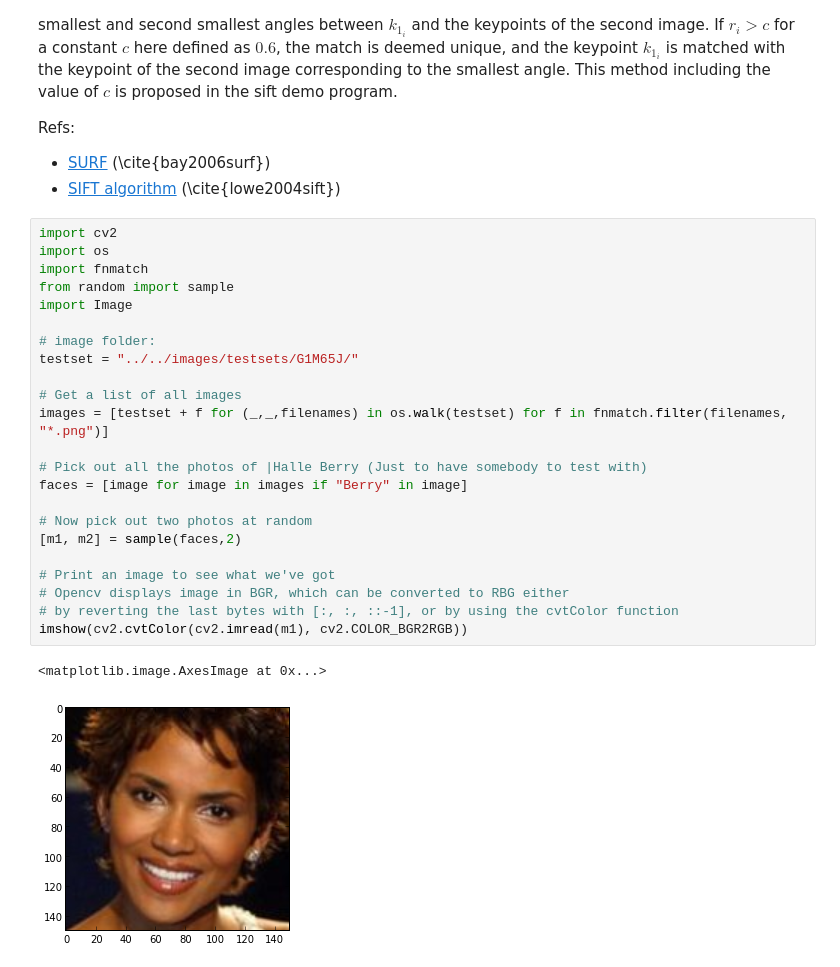
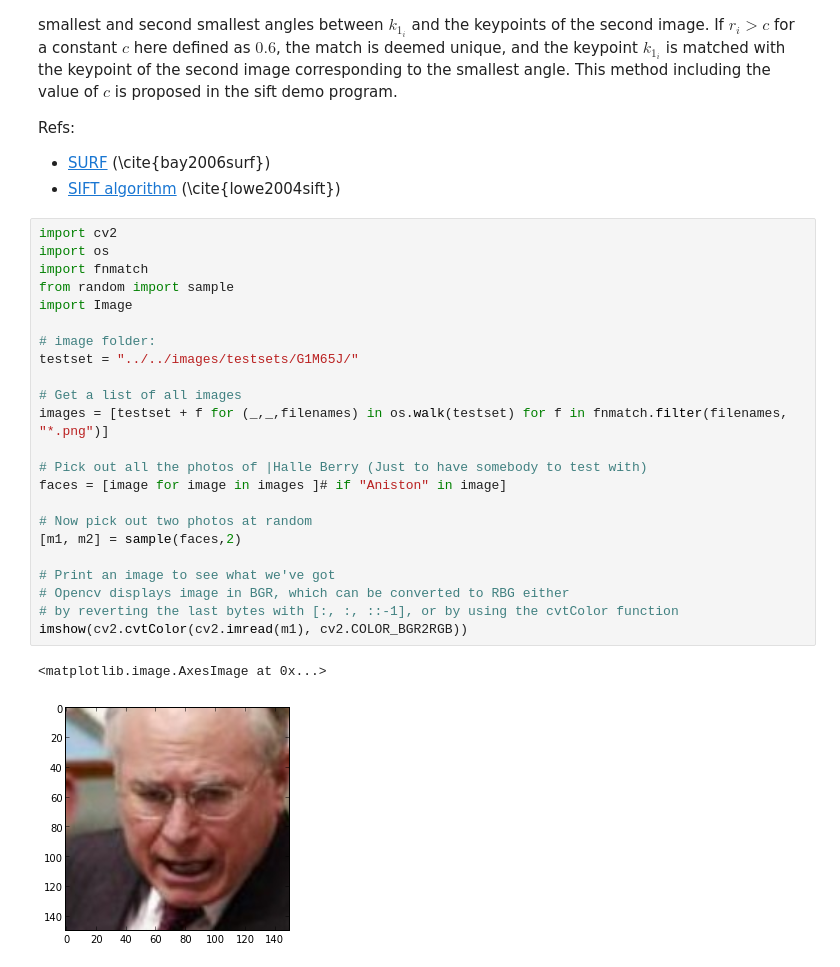
Before and after one commit to arnfred/Mirror-Match, a Jupyter notebook: code/descriptors/OpenCV-Test.ipynb, the cells around one changed output. Cells and saved outputs as stored; diff of their text form.

```diff
--- a/code/descriptors/OpenCV-Test.ipynb
+++ b/code/descriptors/OpenCV-Test.ipynb
@@ -14,27 +14,27 @@ Refs:
 # %%
 import cv2
 import os
 import fnmatch
 from random import sample
 import Image
 
 # image folder:
 testset = "../../images/testsets/G1M65J/"
 
 # Get a list of all images
 images = [testset + f for (_,_,filenames) in os.walk(testset) for f in fnmatch.filter(filenames, "*.png")]
 
 # Pick out all the photos of |Halle Berry (Just to have somebody to test with)
-faces = [image for image in images if "Berry" in image]
+faces = [image for image in images ]# if "Aniston" in image]
 
 # Now pick out two photos at random
 [m1, m2] = sample(faces,2)
 
 # Print an image to see what we've got
 # Opencv displays image in BGR, which can be converted to RBG either
 # by reverting the last bytes with [:, :, ::-1], or by using the cvtColor function
 imshow(cv2.cvtColor(cv2.imread(m1), cv2.COLOR_BGR2RGB))
 # %% [output]
 <matplotlib.image.AxesImage at 0x...>
-[figure, old version]
+[figure, new version]
 # %%
```
Also changed, not shown: parts of 14 cells of this notebook, 11 other files.
